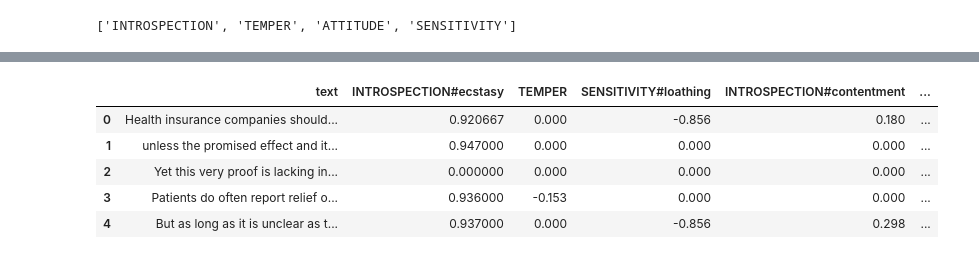
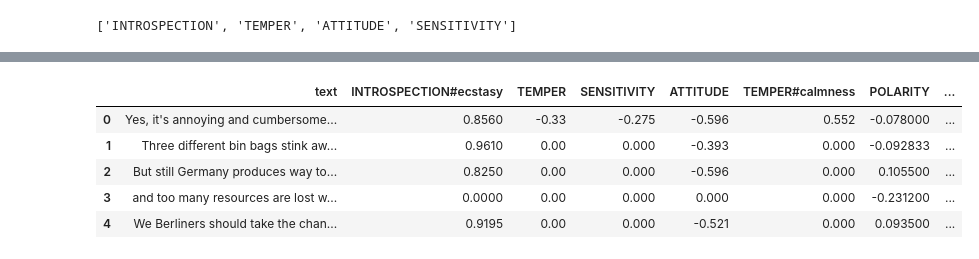
Before and after one commit to myeghaneh/ArguSentiment, a Jupyter notebook: src/SentimentFlow_Argumentation.ipynb, the cells around one changed output, grey strips where cells are left out. Cells and saved outputs as stored; diff of their text form; code cells hidden in the pictures.

```diff
--- a/src/SentimentFlow_Argumentation.ipynb
+++ b/src/SentimentFlow_Argumentation.ipynb
@@ -13,2 +21,2 @@ TSV file saved as: ./data/senticnet/senticnet.tsv
 # %%
-processor = SpeechProcessor('./data/senticnet/senticnet.tsv')
+processor = SpeechProcessor('./data/senticnet/senticnet2.tsv')
@@ -21,3 +55,3 @@ processor2.categories
 # %%
-df = pd.read_json("./data/dfMT_PC.json",)
+df = pd.read_json("./data/dfMT_PC.json")
 # %%
@@ -31,3 +73,4 @@ df["EDU"][1]
 # %%
-type(df["EDU"][0])
+sr = df["EDU"]
+sr
 # %% [output]
@@ -45,4 +97,4 @@ dtype: object
 # %%
-processed_texts = processor2.process_texts(test)
+processed_texts = processor.process_texts(sr[0])
 processed_texts
 # %% [output]
@@ -51,6 +103,6 @@ processed_texts
-|  | text | INTROSPECTION#ecstasy | TEMPER | SENSITIVITY#loathing | INTROSPECTION#contentment | ... |
-| 0 | Health insurance companies should... | 0.920667 | 0.000 | -0.856 | 0.180 | ... |
-| 1 | unless the promised effect and it... | 0.947000 | 0.000 | 0.000 | 0.000 | ... |
-| 2 | Yet this very proof is lacking in... | 0.000000 | 0.000 | 0.000 | 0.000 | ... |
-| 3 | Patients do often report relief o... | 0.936000 | -0.153 | 0.000 | 0.000 | ... |
-| 4 | But as long as it is unclear as t... | 0.937000 | 0.000 | -0.856 | 0.298 | ... |
+|  | text | INTROSPECTION#ecstasy | TEMPER | SENSITIVITY | ATTITUDE | TEMPER#calmness | POLARITY | ... |
+| 0 | Yes, it's annoying and cumbersome... | 0.8560 | -0.33 | -0.275 | -0.596 | 0.552 | -0.078000 | ... |
+| 1 | Three different bin bags stink aw... | 0.9610 | 0.00 | 0.000 | -0.393 | 0.000 | -0.092833 | ... |
+| 2 | But still Germany produces way to... | 0.8250 | 0.00 | 0.000 | -0.596 | 0.000 | 0.105500 | ... |
+| 3 | and too many resources are lost w... | 0.0000 | 0.00 | 0.000 | 0.000 | 0.000 | -0.231200 | ... |
+| 4 | We Berliners should take the chan... | 0.9195 | 0.00 | 0.000 | -0.521 | 0.000 | 0.093500 | ... |
```
Also changed, not shown: parts of 24 cells of this notebook.
